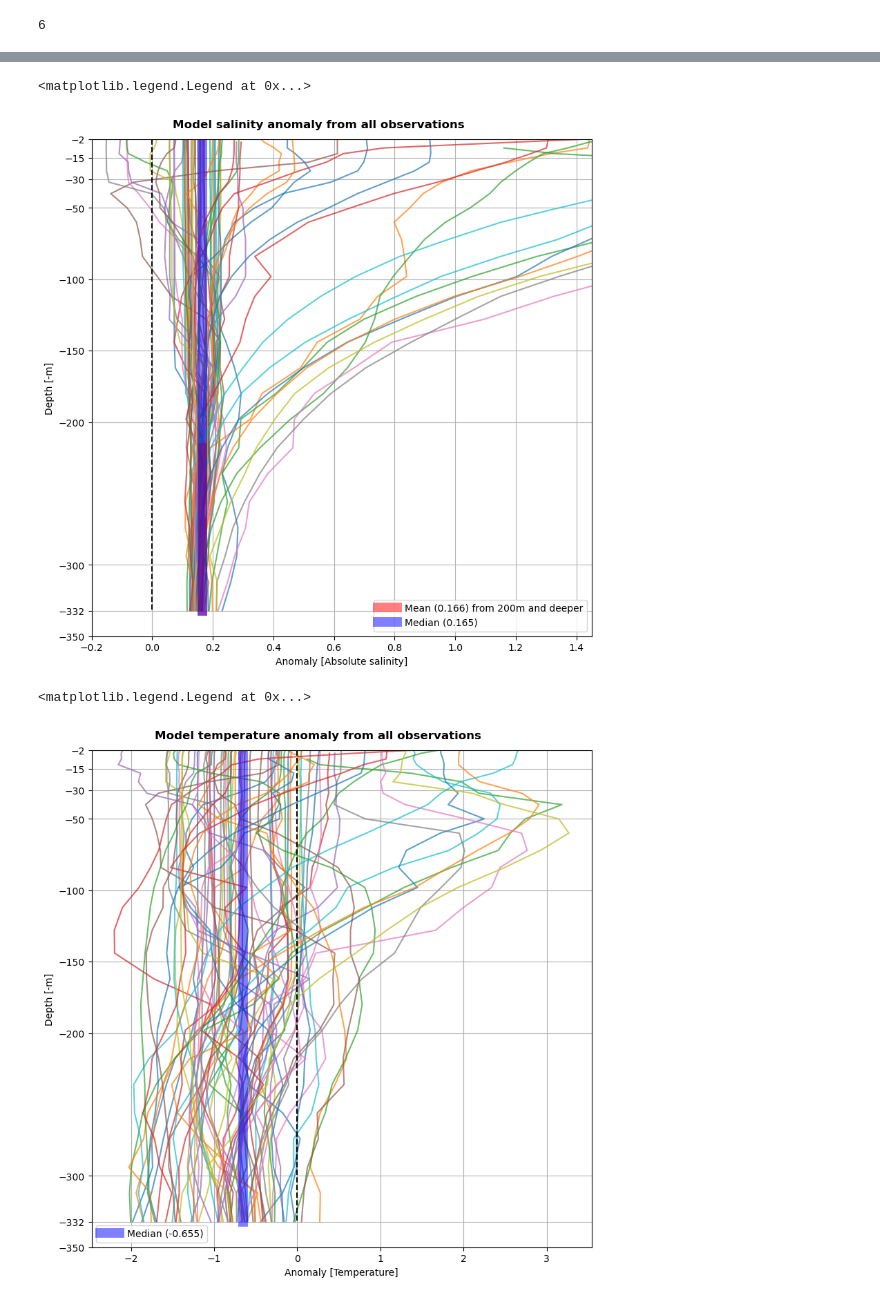
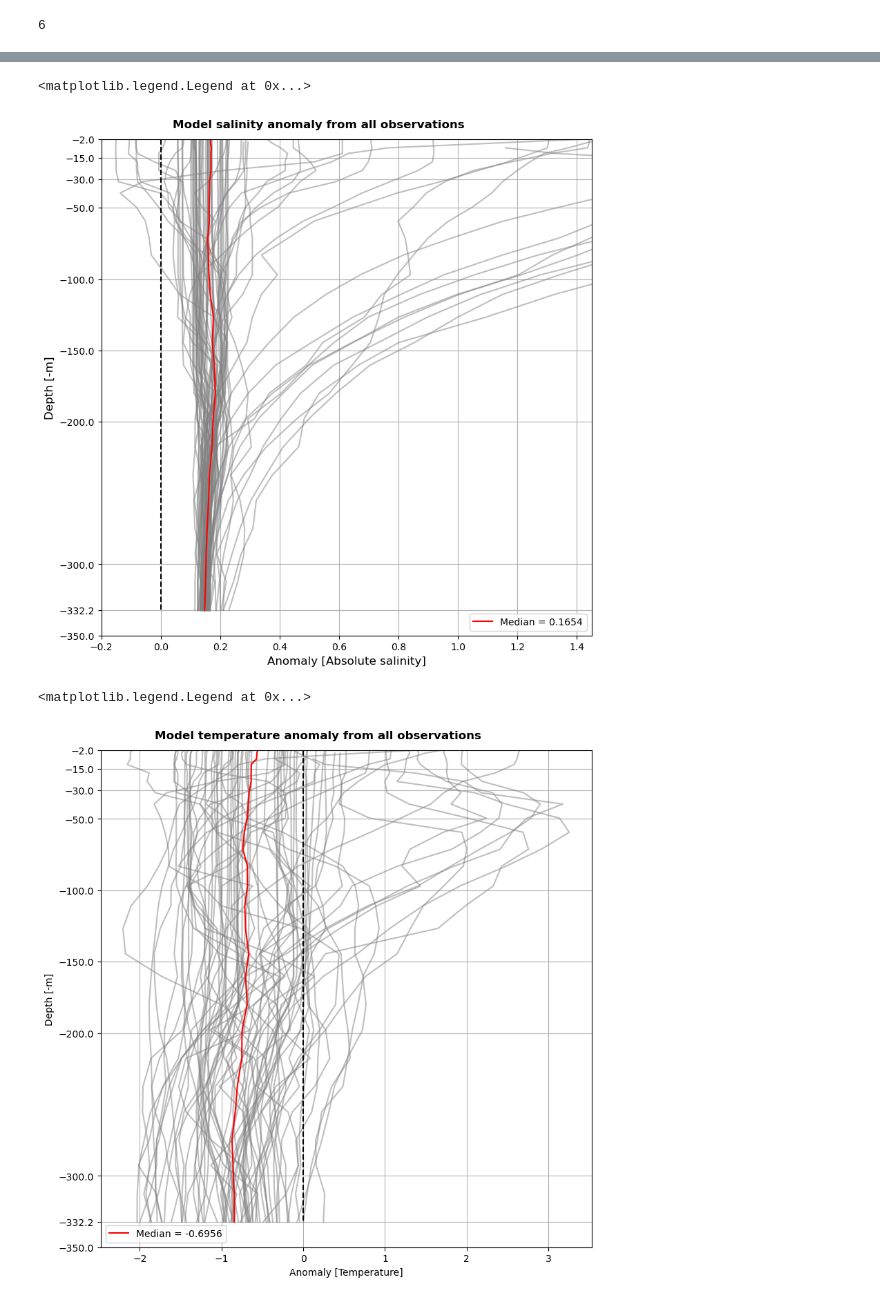
Before and after one commit to EirikKvamme/MScEirik, a Jupyter notebook: AreaInfo/Obs_vs_Model.ipynb, the cells around one changed output, grey strips where cells are left out. Saved outputs shown, nothing was run; the diff lists cells and outputs as text; code cells hidden in the pictures.

```diff
--- a/AreaInfo/Obs_vs_Model.ipynb
+++ b/AreaInfo/Obs_vs_Model.ipynb
@@ -578,15 +715,15 @@ mean_anom_300 = np.mean(ref_S_data_mean_300)
 fig, ax = plt.subplots(figsize=(8,8),layout='constrained')
 fig.suptitle('Model anomaly from observations (with 0.95 correlation)',fontweight='bold')
 for x, data in enumerate(ref_S_data):
-    ax.plot(data,-data.pressure,label=f'{data.lat.values}N {data.lon.values}E')
+    ax.plot(data,data.depth,label=f'{data.lat.values}N {data.lon.values}E')
 
-ax.plot([0 for x in data.pressure],-data.pressure,color='black',linestyle='--')
-ax.plot([mean_anom_300 for x in data.pressure.sel(pressure=slice(200,700))],-data.pressure.sel(pressure=slice(200,700)),label=f'Mean ({np.round(mean_anom_300,3)}) from 200m and deeper',color='r',linewidth=10,alpha=0.5)
-ax.plot([median_all for x in data.pressure],-data.pressure,label=f'Median ({np.round(median_all,3)})',color='b',linewidth=10,alpha=0.5)
+ax.plot([0 for x in data.depth],data.depth,color='black',linestyle='--')
+ax.plot([mean_anom_300 for x in data.depth.sel(depth=slice(-200,-700))],data.depth.sel(depth=slice(-200,-700)),label=f'Mean ({np.round(mean_anom_300,3)}) from 200m and deeper',color='r',linewidth=10,alpha=0.5)
+ax.plot([median_all for x in data.depth],data.depth,label=f'Median ({np.round(median_all,3)})',color='b',linewidth=10,alpha=0.5)
 
 ax.set_xlim(-0.2,1.45)
-ax.set_ylim(-data.pressure[-1],-data.pressure[0])
-ax.set_yticks([-data.pressure[-1],-15,-30,-50,-100,-150,-200,-300,-350,-data.pressure[0]])
+ax.set_ylim(data.depth[-1],data.depth[0])
+ax.set_yticks([data.depth[-1],-15,-30,-50,-100,-150,-200,-300,-350,data.depth[0]])
 ax.set_ylabel('Depth [-m]')
 ax.set_xlabel('Anomaly [Absolute salinity]')
 ax.grid()
@@ -609,39 +769,42 @@ temp_median = np.median(temp)
 # %%
 fig, ax = plt.subplots(figsize=(8,8),layout='constrained')
-fig.suptitle('Model salinity anomaly from all observations',fontweight='bold')
+fig.suptitle('Model salinity anomaly from all observations',fontweight='bold',fontsize=12)
 for x, data in enumerate(ref_S_data_all):
-    ax.plot(data,-data.pressure,alpha=0.7)
+    ax.plot(data,data.depth,color='grey',alpha=0.5)
 
-ax.plot([0 for x in data.pressure],-data.pressure,color='black',linestyle='--')
-ax.plot([mean_anom_300 for x in data.pressure.sel(pressure=slice(200,700))],-data.pressure.sel(pressure=slice(200,700)),label=f'Mean ({np.round(mean_anom_300,3)}) from 200m and deeper',color='r',linewidth=10,alpha=0.5)
-ax.plot([median_all for x in data.pressure],-data.pressure,label=f'Median ({np.round(median_all,3)})',color='b',linewidth=10,alpha=0.5)
+ax.plot([0 for x in data.depth],data.depth,color='black',linestyle='--')
+# ax.plot([mean_anom_300 for x in data.pressure.sel(pressure=slice(200,700))],-data.pressure.sel(pressure=slice(200,700)),label=f'Mean ({np.round(mean_anom_300,3)}) from 200m and deeper',color='r',linewidth=10,alpha=0.5)
+# ax.plot([median_all for x in data.pressure],-data.pressure,label=f'Median ({np.round(median_all,3)})',color='b',linewidth=10,alpha=0.5)
+ax.plot(S_median_Z,data.depth,color='red',label=f'Median = {np.round(median_all,4)}')
 
 ax.set_xlim(-0.2,1.45)
-ax.set_ylim(-data.pressure[-1],-data.pressure[0])
-ax.set_yticks([-data.pressure[-1],-15,-30,-50,-100,-150,-200,-300,-350,-data.pressure[0]])
-ax.set_ylabel('Depth [-m]')
-ax.set_xlabel('Anomaly [Absolute salinity]')
+ax.set_ylim(data.depth[-1],data.depth[0])
+ax.set_yticks([data.depth[-1],-15,-30,-50,-100,-150,-200,-300,-350,data.depth[0]])
+ax.set_ylabel('Depth [-m]',fontsize=12)
+ax.set_xlabel('Anomaly [Absolute salinity]',fontsize=12)
 ax.grid()
-ax.legend()
+ax.legend(loc='lower right')
 # %% [output]
 <matplotlib.legend.Legend at 0x...>
-[figure, old version]
+[figure, new version]
 # %%
 fig, ax = plt.subplots(figsize=(8,8),layout='constrained')
 fig.suptitle('Model temperature anomaly from all observations',fontweight='bold')
 for x, data in enumerate(temp_all):
-    ax.plot(data,-data.pressure,alpha=0.7)
+    ax.plot(data,data.depth,color='grey',alpha=0.5)
 
-ax.plot([0 for x in data.pressure],-data.pressure,color='black',linestyle='--')
-ax.plot([temp_median for x in data.pressure],-data.pressure,label=f'Median ({np.round(temp_median,3)})',color='b',linewidth=10,alpha=0.5)
+ax.plot([0 for x in data.depth],data.depth,color='black',linestyle='--')
+# ax.plot([temp_median for x in data.pressure],-data.pressure,label=f'Median ({np.round(temp_median,3)})',color='b',linewidth=10,alpha=0.5)
+# ax.plot(temp,-data.pressure,label=f'Median', color='r',linewidth=10,alpha=0.5)
+ax.plot(temp_median_Z,data.depth,color='red',label=f'Median = {np.round(temp_median,4)}')
 
 #ax.set_xlim(-0.2,1.45)
-ax.set_ylim(-data.pressure[-1],-data.pressure[0])
-ax.set_yticks([-data.pressure[-1],-15,-30,-50,-100,-150,-200,-300,-350,-data.pressure[0]])
+ax.set_ylim(data.depth[-1],data.depth[0])
+ax.set_yticks([data.depth[-1],-15,-30,-50,-100,-150,-200,-300,-350,data.depth[0]])
 ax.set_ylabel('Depth [-m]')
 ax.set_xlabel('Anomaly [Temperature]')
 ax.grid()
 ax.legend()
 # %% [output]
 <matplotlib.legend.Legend at 0x...>
-[figure, old version]
+[figure, new version]
```
Also changed, not shown: parts of 13 cells of this notebook, 1 other file.
